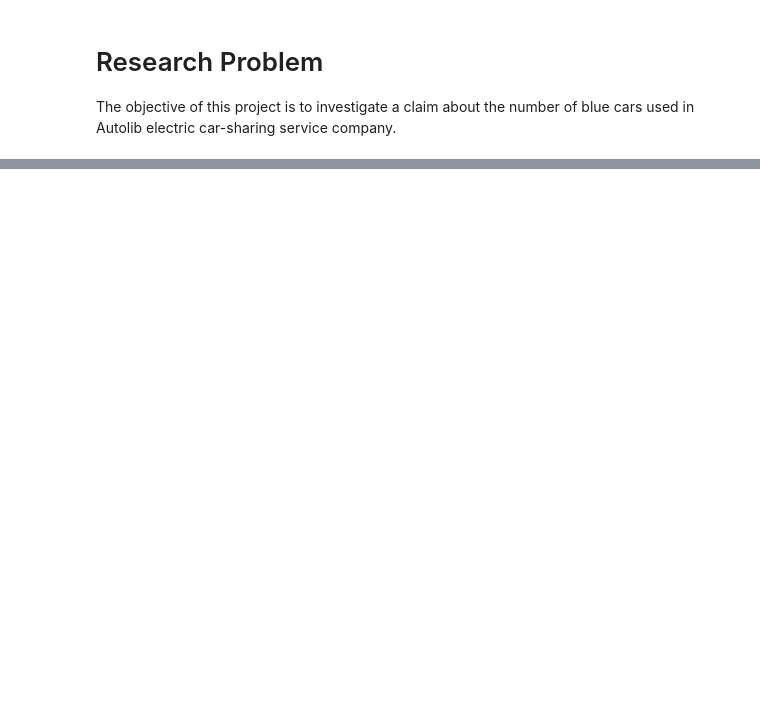
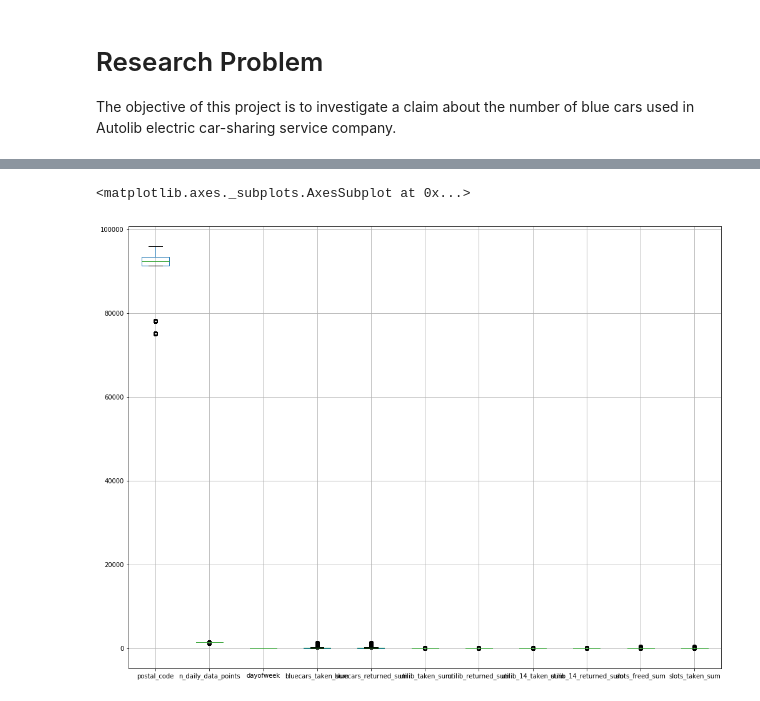
Before and after one commit to mwinzie/Autolib-Project-, a Jupyter notebook: Moringa_Data_Science_Core_W3_Independent_Project_Agnes_Mwinzi_DataScience.ipynb, the cells around one changed output, grey strips where cells are left out. Saved outputs shown, nothing was run; the diff lists cells and outputs as text; code cells hidden in the pictures; blank space fills up the shorter version.

```diff
--- a/Moringa_Data_Science_Core_W3_Independent_Project_Agnes_Mwinzi_DataScience.ipynb
+++ b/Moringa_Data_Science_Core_W3_Independent_Project_Agnes_Mwinzi_DataScience.ipynb
@@ -23,0 +107,5 @@ auto.head()
+# %%
+#converting all the column names to lower case and replacing any spaces ' ', with '_'
+auto.columns = auto.columns.str.strip().str.replace(' ','_').str.lower()
+#previewing the column names to ensure the changes have been effected
+auto.columns
@@ -23,0 +147,9 @@ auto.head()
+# %%
+#checking the dataset for any outliers
+#plots all the outliers for all numeric values columns
+auto.boxplot(figsize = (17,13))
+
+#most of the columns seem to have outliers but i shall keep them as they may be crucial to the model
+# %% [output]
+<matplotlib.axes._subplots.AxesSubplot at 0x...>
+[figure, added]
```
Also changed, not shown: parts of 29 cells of this notebook.
